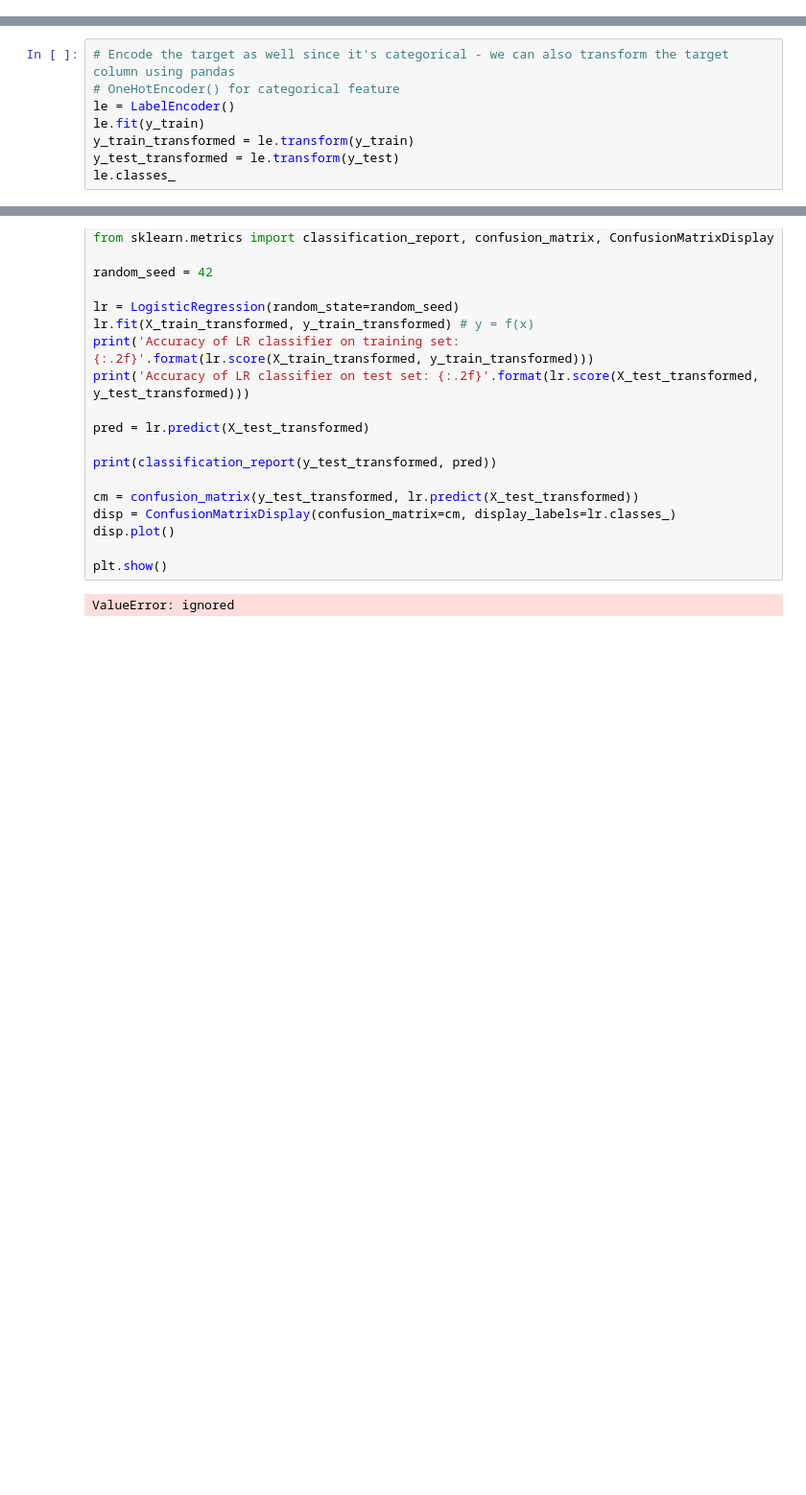
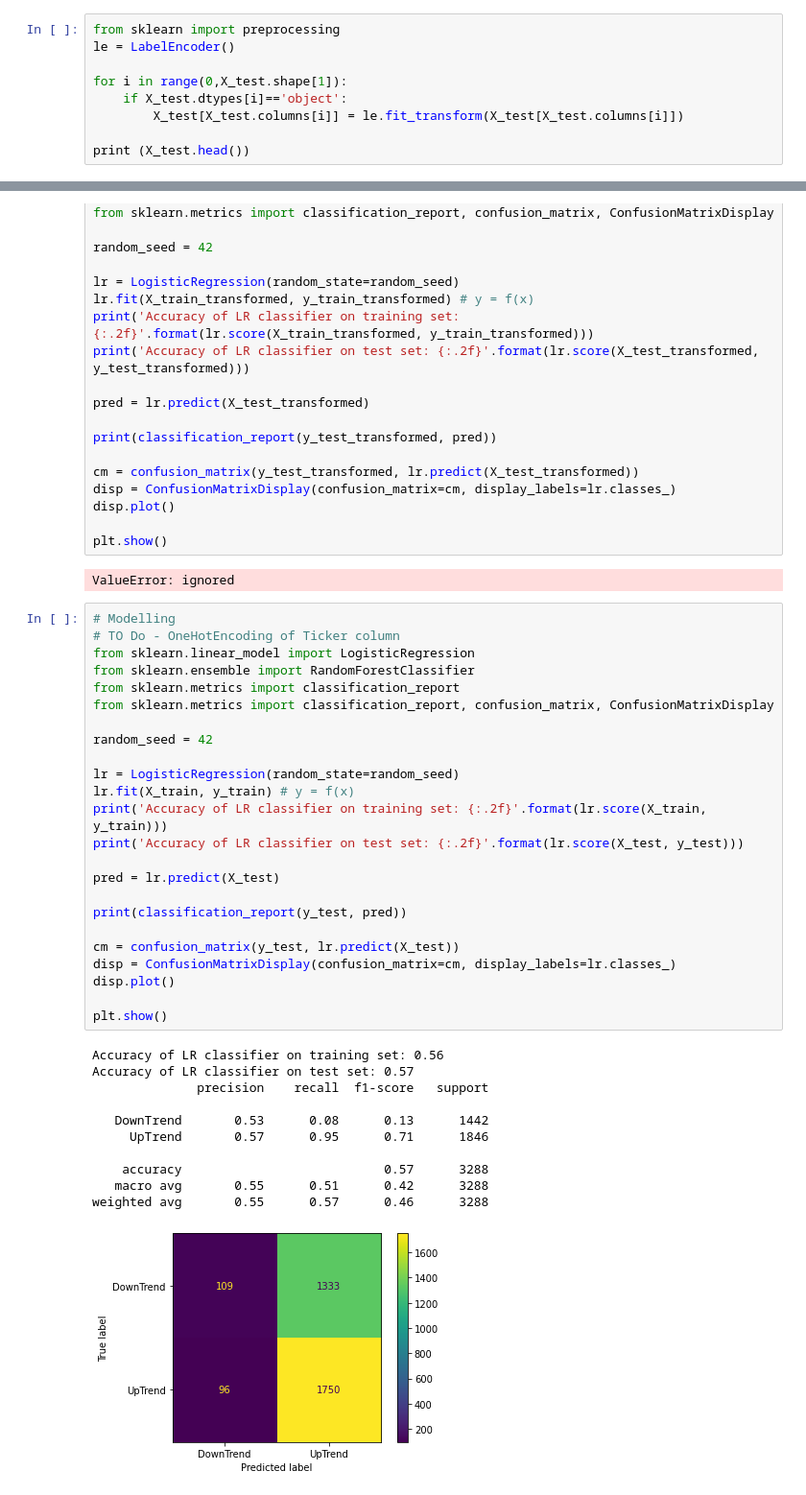
Before and after one commit to vadaliah/CS5260, a Jupyter notebook: VWAP ML Model Assignment5.ipynb, the cells around one changed output, grey strips where cells are left out. Shown at 96% size. Cells and saved outputs as stored; diff of their text form; blank space fills up the shorter version.

```diff
--- a/VWAP ML Model Assignment5.ipynb
+++ b/VWAP ML Model Assignment5.ipynb
@@ -421,0 +394,9 @@ print (X_test.head())
+# %%
+from sklearn import preprocessing
+le = LabelEncoder()
+
+for i in range(0,X_test.shape[1]):
+    if X_test.dtypes[i]=='object':
+        X_test[X_test.columns[i]] = le.fit_transform(X_test[X_test.columns[i]])
+
+print (X_test.head())
@@ -502,8 +439,0 @@ X_test_transformed
-# %%
-# Encode the target as well since it's categorical - we can also transform the target column using pandas
-# OneHotEncoder() for categorical feature
-le = LabelEncoder()
-le.fit(y_train)
-y_train_transformed = le.transform(y_train)
-y_test_transformed = le.transform(y_test)
-le.classes_
@@ -712,3 +678,39 @@ disp.plot()
 plt.show()
 # %% [output]
 ValueError: ignored
+# %%
+# Modelling
+# TO Do - OneHotEncoding of Ticker column
+from sklearn.linear_model import LogisticRegression
+from sklearn.ensemble import RandomForestClassifier
+from sklearn.metrics import classification_report
+from sklearn.metrics import classification_report, confusion_matrix, ConfusionMatrixDisplay
+
+random_seed = 42
+
+lr = LogisticRegression(random_state=random_seed)
+lr.fit(X_train, y_train) # y = f(x)
+print('Accuracy of LR classifier on training set: {:.2f}'.format(lr.score(X_train, y_train)))
+print('Accuracy of LR classifier on test set: {:.2f}'.format(lr.score(X_test, y_test)))
+
+pred = lr.predict(X_test)
+
+print(classification_report(y_test, pred))
+
+cm = confusion_matrix(y_test, lr.predict(X_test))
+disp = ConfusionMatrixDisplay(confusion_matrix=cm, display_labels=lr.classes_)
+disp.plot()
+
+plt.show()
+# %% [output]
+Accuracy of LR classifier on training set: 0.56
+Accuracy of LR classifier on test set: 0.57
+              precision    recall  f1-score   support
+
+   DownTrend       0.53      0.08      0.13      1442
+     UpTrend       0.57      0.95      0.71      1846
+
+    accuracy                           0.57      3288
+   macro avg       0.55      0.51      0.42      3288
+weighted avg       0.55      0.57      0.46      3288
+[figure, added]
```
Also changed, not shown: parts of 8 cells of this notebook.
